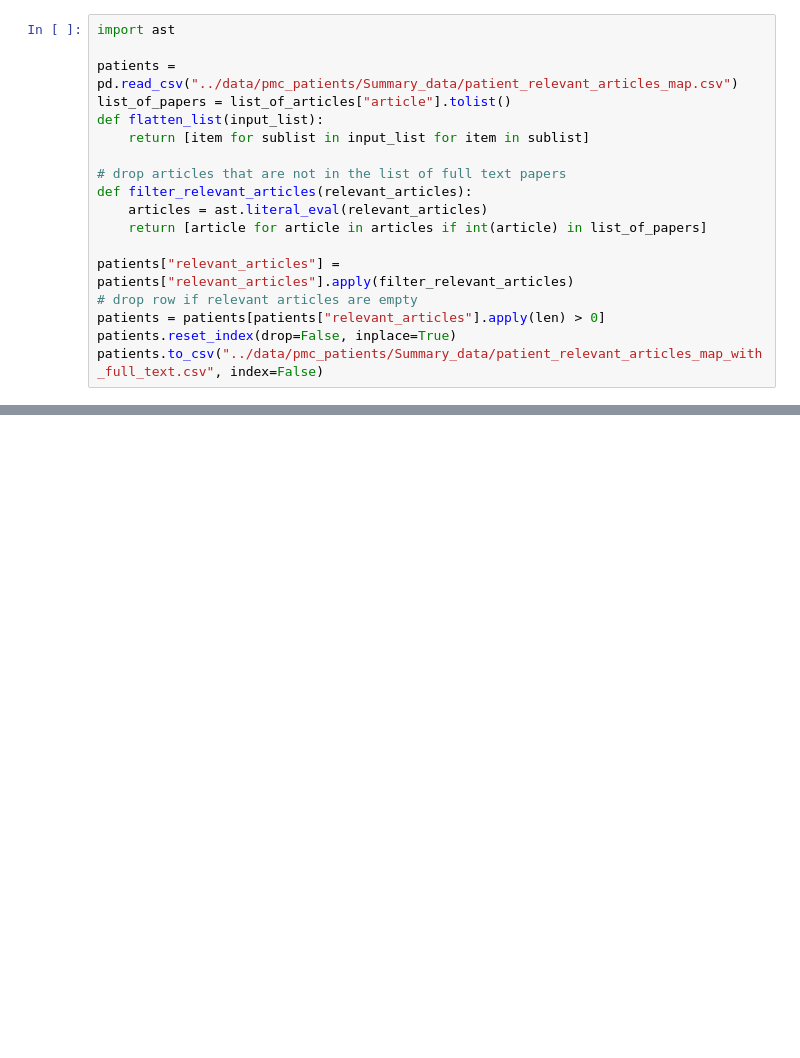
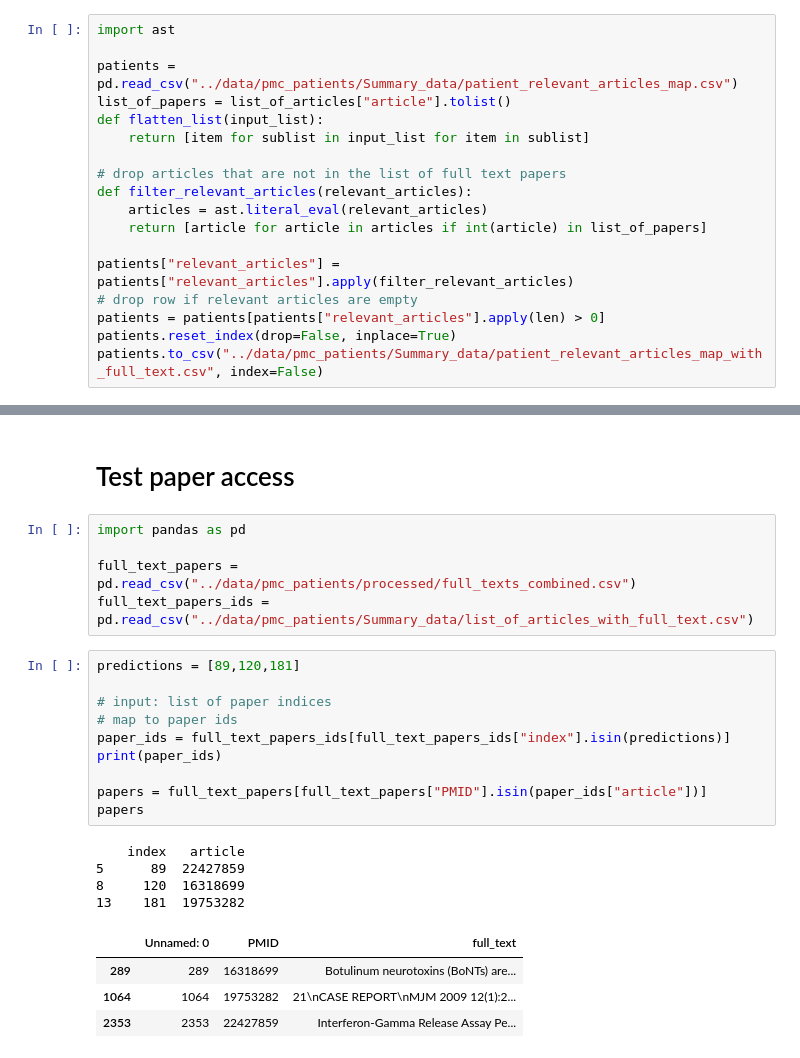
Before and after one commit to Doma1612/medLLM, a Jupyter notebook: notebooks/access_full_text_paper.ipynb, the cells around one changed output, grey strips where cells are left out. Cells and saved outputs as stored; diff of their text form; blank space fills up the shorter version.

```diff
--- a/notebooks/access_full_text_paper.ipynb
+++ b/notebooks/access_full_text_paper.ipynb
@@ -112,0 +118,26 @@ patients
+# %% [markdown]
+# Test paper access
+# %%
+import pandas as pd
+
+full_text_papers = pd.read_csv("../data/pmc_patients/processed/full_texts_combined.csv")
+full_text_papers_ids = pd.read_csv("../data/pmc_patients/Summary_data/list_of_articles_with_full_text.csv")
+# %%
+predictions = [89,120,181]
+
+# input: list of paper indices
+# map to paper ids
+paper_ids = full_text_papers_ids[full_text_papers_ids["index"].isin(predictions)]
+print(paper_ids)
+
+papers = full_text_papers[full_text_papers["PMID"].isin(paper_ids["article"])]
+papers
+# %% [output]
+    index   article
+5      89  22427859
+8     120  16318699
+13    181  19753282
+|  | Unnamed: 0 | PMID | full_text |
+| 289 | 289 | 16318699 | Botulinum neurotoxins (BoNTs) are... |
+| 1064 | 1064 | 19753282 | 21\nCASE REPORT\nMJM 2009 12(1):2... |
+| 2353 | 2353 | 22427859 | Interferon-Gamma Release Assay Pe... |
```
Also changed, not shown: parts of 6 cells of this notebook, 2 other files.
